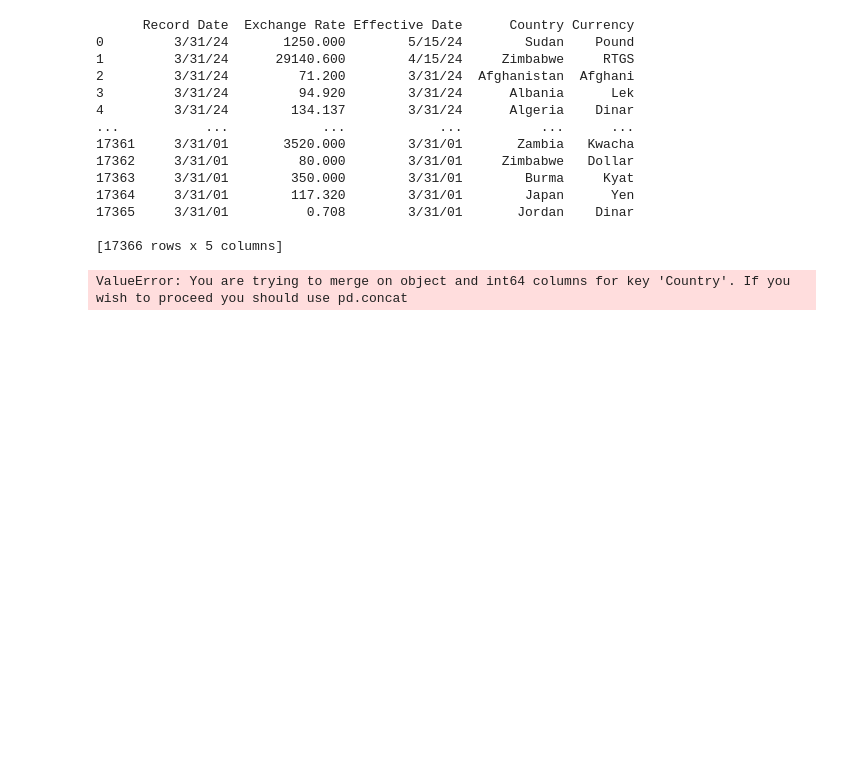
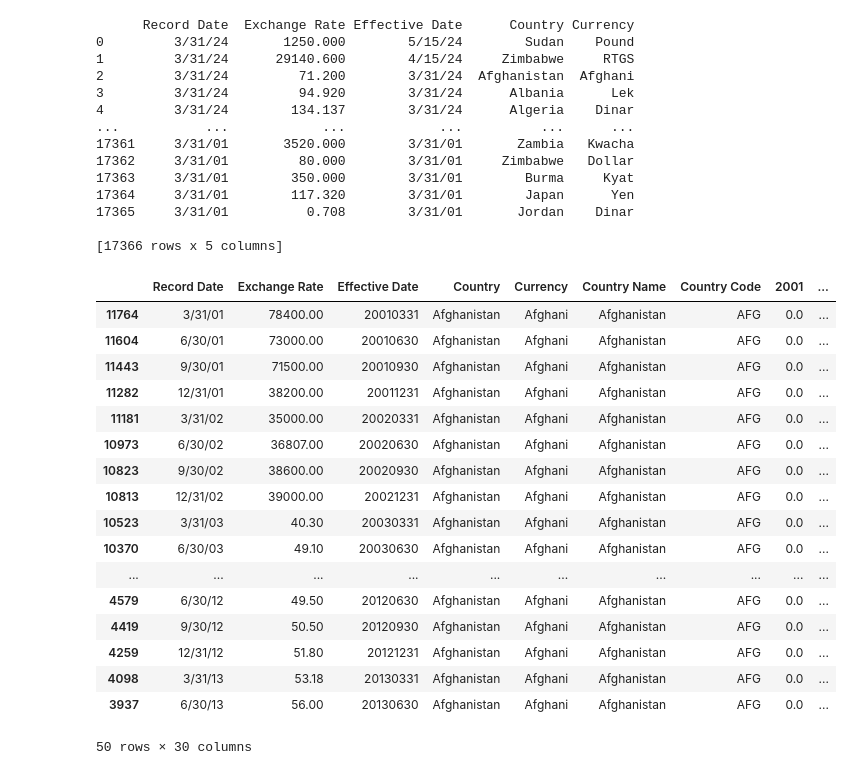
Before and after one commit to tbrown14611/Project_2, a Jupyter notebook: predicting_gdp_from_exchange_rate.ipynb, the cells around one changed output. Drawn from its saved outputs; the diff is of its cells as text; code cells hidden in the pictures; blank space fills up the shorter version.

```diff
--- a/predicting_gdp_from_exchange_rate.ipynb
+++ b/predicting_gdp_from_exchange_rate.ipynb
@@ -134,19 +134,37 @@ print(exc_df_country)
 # %%
 # Imputation and index and join
 
 # Convert Nan to 0
 gdp_df_updated = gdp_df_updated.fillna(0)
 exc_df_country = exc_df_country.fillna(0)
 
-join_df = exc_df_country.join(gdp_df_updated, on='Country', how='inner', rsuffix="Country Name")
+# join_df = exc_df_country.join(gdp_df_updated, on='Country', how='inner', rsuffix="Country Name")
+join_df = pd.merge(exc_df_country, gdp_df_updated,  how='inner', left_on=['Country'], right_on = ['Country Name'])
 
 join_df['Effective Date'] = pd.to_datetime(join_df['Effective Date'])
 join_df['Effective Date'] = join_df['Effective Date'].dt.strftime('%Y%m%d').astype(int)
 join_df.reindex
 sorted_df = join_df.sort_values(by=['Country', 'Effective Date'], ascending=True)
 sorted_df.head(50)
 # %% [output]
+|  | Record Date | Exchange Rate | Effective Date | Country | Currency | Country Name | Country Code | 2001 | ... |
+| 11764 | 3/31/01 | 78400.00 | 20010331 | Afghanistan | Afghani | Afghanistan | AFG | 0.0 | ... |
+| 11604 | 6/30/01 | 73000.00 | 20010630 | Afghanistan | Afghani | Afghanistan | AFG | 0.0 | ... |
+| 11443 | 9/30/01 | 71500.00 | 20010930 | Afghanistan | Afghani | Afghanistan | AFG | 0.0 | ... |
+| 11282 | 12/31/01 | 38200.00 | 20011231 | Afghanistan | Afghani | Afghanistan | AFG | 0.0 | ... |
+| 11181 | 3/31/02 | 35000.00 | 20020331 | Afghanistan | Afghani | Afghanistan | AFG | 0.0 | ... |
+| 10973 | 6/30/02 | 36807.00 | 20020630 | Afghanistan | Afghani | Afghanistan | AFG | 0.0 | ... |
+| 10823 | 9/30/02 | 38600.00 | 20020930 | Afghanistan | Afghani | Afghanistan | AFG | 0.0 | ... |
+| 10813 | 12/31/02 | 39000.00 | 20021231 | Afghanistan | Afghani | Afghanistan | AFG | 0.0 | ... |
+| 10523 | 3/31/03 | 40.30 | 20030331 | Afghanistan | Afghani | Afghanistan | AFG | 0.0 | ... |
+| 10370 | 6/30/03 | 49.10 | 20030630 | Afghanistan | Afghani | Afghanistan | AFG | 0.0 | ... |
+| ... | ... | ... | ... | ... | ... | ... | ... | ... | ... |
+| 4579 | 6/30/12 | 49.50 | 20120630 | Afghanistan | Afghani | Afghanistan | AFG | 0.0 | ... |
+| 4419 | 9/30/12 | 50.50 | 20120930 | Afghanistan | Afghani | Afghanistan | AFG | 0.0 | ... |
+| 4259 | 12/31/12 | 51.80 | 20121231 | Afghanistan | Afghani | Afghanistan | AFG | 0.0 | ... |
+| 4098 | 3/31/13 | 53.18 | 20130331 | Afghanistan | Afghani | Afghanistan | AFG | 0.0 | ... |
+| 3937 | 6/30/13 | 56.00 | 20130630 | Afghanistan | Afghani | Afghanistan | AFG | 0.0 | ... |
-ValueError: You are trying to merge on object and int64 columns for key 'Country'. If you wish to proceed you should use pd.concat
+50 rows × 30 columns
 # %%
 # Data Types
 print(sorted_df.dtypes)
```
Also changed, not shown: parts of 4 cells of this notebook.
